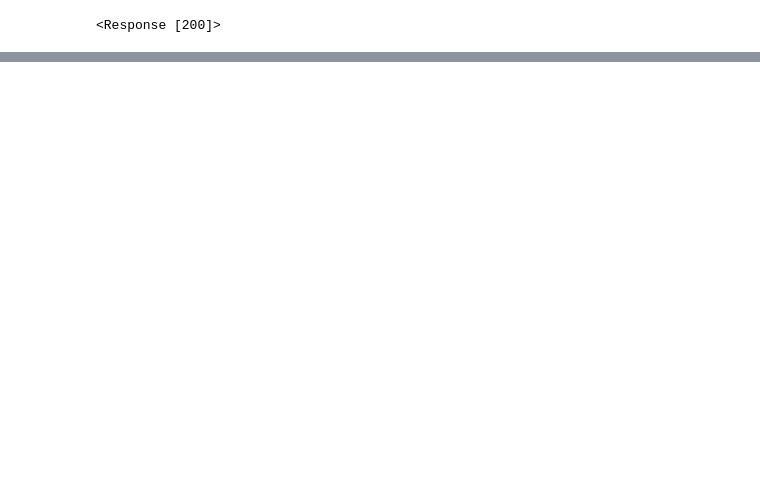
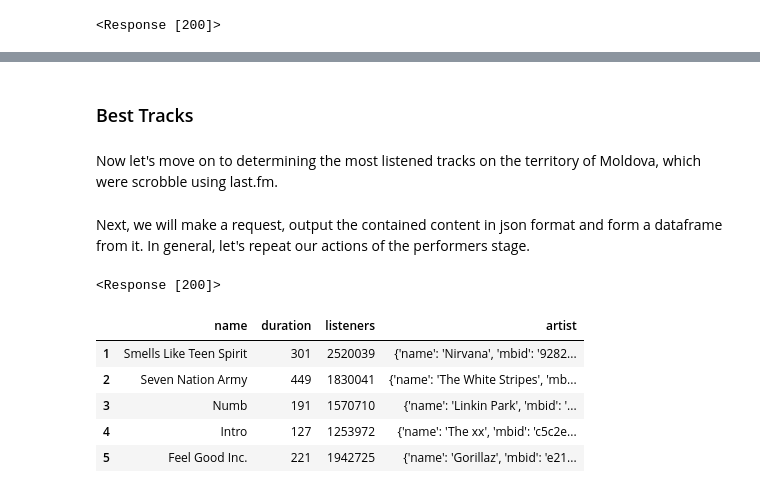
Before and after one commit to artempanush/projects_for_study, a Jupyter notebook: My Project. Moldova Statistic/LastFM API - Moldova.ipynb, the cells around one changed output, grey strips where cells are left out. Saved outputs shown, nothing was run; the diff lists cells and outputs as text; code cells hidden in the pictures; blank space fills up the shorter version.

```diff
--- a/My Project. Moldova Statistic/LastFM API - Moldova.ipynb
+++ b/My Project. Moldova Statistic/LastFM API - Moldova.ipynb
@@ -157,0 +162,4 @@ dtype: int64
+# %% [markdown]
+### Best Tracks
+# %% [markdown]
+Now let's move on to determining the most listened tracks on the territory of Moldova, which were scrobble using last.fm.
@@ -157,0 +172,20 @@ dtype: int64
+# %% [markdown]
+Next, we will make a request, output the contained content in json format and form a dataframe from it. In general, let's repeat our actions of the performers stage.
+# %%
+response_md = requests.get(url = 'http://ws.audioscrobbler.com/2.0/?method=geo.gettoptracks&format=json', params=params)
+response_md
+# %% [output]
+<Response [200]>
+# %%
+md_content = json.loads(response_md.content)
+md_tracks = pd.DataFrame(md_content['tracks']['track'])
+md_tracks.drop(columns = ['image', 'streamable', 'url','@attr', 'mbid'], inplace=True)
+md_tracks.index = [i for i in range(1, len(md_tracks) + 1)]
+md_tracks.head()
+# %% [output]
+|  | name | duration | listeners | artist |
+| 1 | Smells Like Teen Spirit | 301 | 2520039 | {'name': 'Nirvana', 'mbid': '9282... |
+| 2 | Seven Nation Army | 449 | 1830041 | {'name': 'The White Stripes', 'mb... |
+| 3 | Numb | 191 | 1570710 | {'name': 'Linkin Park', 'mbid': '... |
+| 4 | Intro | 127 | 1253972 | {'name': 'The xx', 'mbid': 'c5c2e... |
+| 5 | Feel Good Inc. | 221 | 1942725 | {'name': 'Gorillaz', 'mbid': 'e21... |
```
Also changed, not shown: parts of 36 cells of this notebook.
